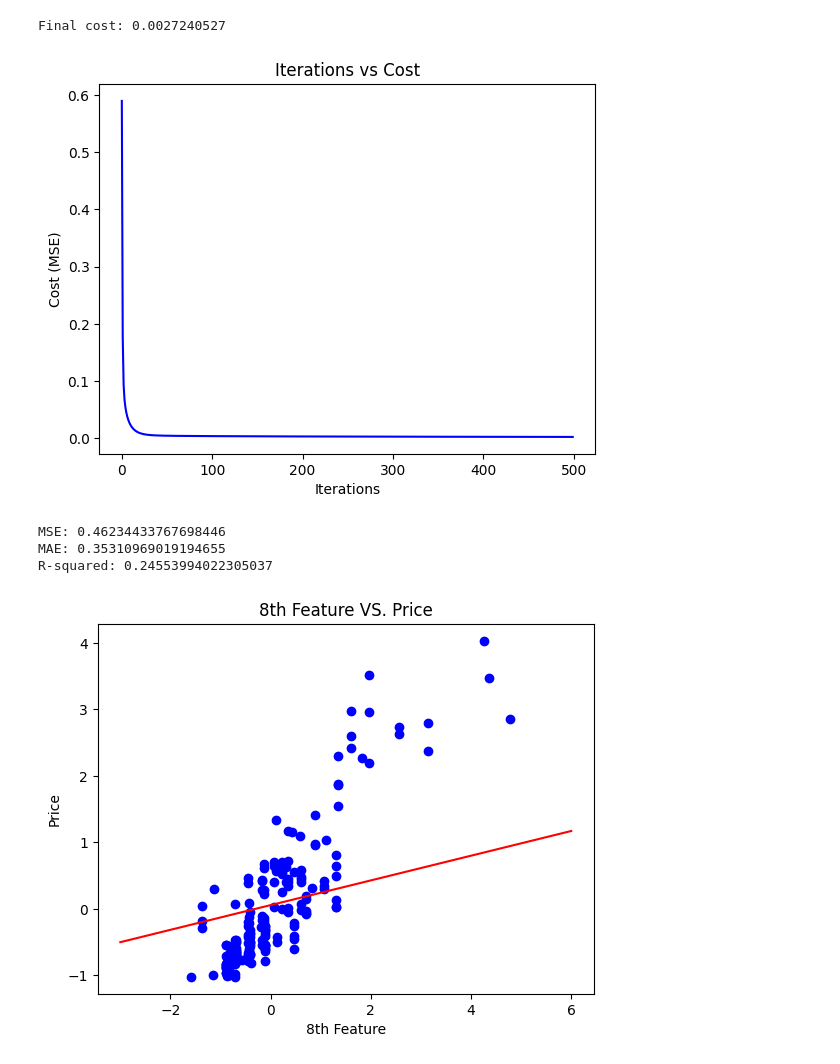
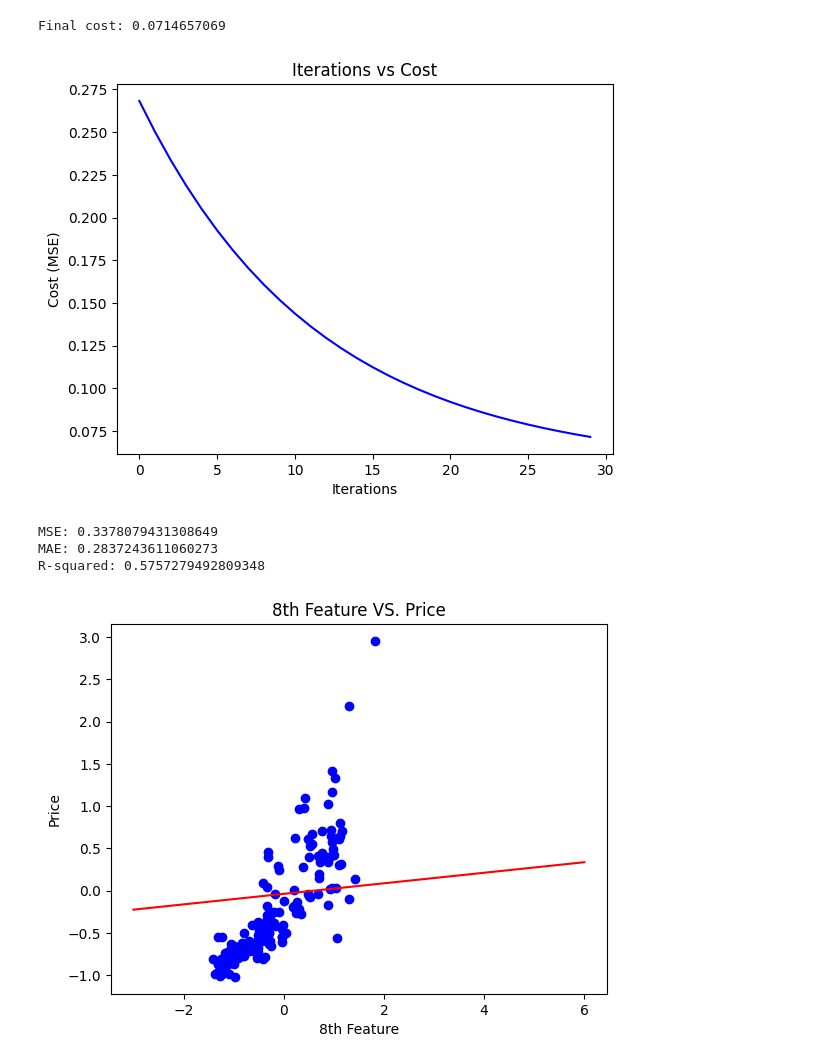
Before and after one commit to dishita25/Dishita_MRM, a Jupyter notebook: LinearRegression.ipynb, the cells around one changed output. Saved outputs shown, nothing was run; the diff lists cells and outputs as text; code cells hidden in the pictures.

```diff
--- a/LinearRegression.ipynb
+++ b/LinearRegression.ipynb
@@ -9,14 +8,20 @@ y = y.values.reshape(-1, 1)
 # %%
 #Preprocessing
-X.drop(['car_ID','price'], axis=1, inplace=True)
+X.drop(['car_ID','CarName'], axis=1, inplace=True)
 X["doornumber"] = X["doornumber"].replace("four",4).replace("two",2)
 X["cylindernumber"] = X["cylindernumber"].replace({"four": 4, "five": 5, "six": 6, "three": 3, "twelve": 12, "two": 2, "eight": 8})
+X['fueltype'] = X['fueltype'].replace({'gas': 0, 'diesel': 1})
+X['aspiration'] = X['aspiration'].replace({'std': 0, 'turbo': 1})
+X['carbody'] = X['carbody'].replace({'convertible': 0, 'hardtop': 1, 'hatchback': 2, 'sedan': 3, 'wagon': 4})
+X['drivewheel'] = X['drivewheel'].replace({'4wd': 0, 'fwd': 1, 'rwd': 2})
+X['enginelocation'] = X['enginelocation'].replace({'front': 0, 'rear': 1})
+X['enginetype'] = X['enginetype'].replace({'dohc': 0, 'dohcv': 1, 'l': 2, 'ohc': 3, 'ohcf': 4, 'ohcv': 5, 'rotor': 6})
+X['fuelsystem'] = X['fuelsystem'].replace({'1bbl': 0, '2bbl': 1, '4bbl': 2, 'idi': 3, 'mfi': 4, 'mpfi': 5, 'spdi': 6, 'spfi': 7})
 
-X = pd.get_dummies(X, columns=['CarName','fueltype','aspiration','carbody','drivewheel','enginelocation','enginetype','fuelsystem'])
 X = X.astype(float)
 # %%
 # Normalizing the features
 X = (X - X.mean(axis=0)) / X.std(axis=0)
-y = (y - y.mean(axis=0)) / y.std(axis=0)
 
-X = np.hstack((X ,np.ones((X.shape[0],1))))
+X = X[(X.abs() <= 3).all(axis=1)]
+X = X.fillna(X.mean())
@@ -23,3 +56,9 @@ X = np.hstack((X ,np.ones((X.shape[0],1))))
+# %%
+y = X['price']
+y = y.values.reshape(-1, 1)
+
+X.drop(['price','symboling','fueltype','enginelocation','enginetype','stroke','peakrpm'], axis=1, inplace=True)
+X = np.hstack((X ,np.ones((X.shape[0],1))))
 # %%
 def gradient_descent(X, y, weights, alpha, iterations):
     m = len(X)
@@ -55,15 +94,15 @@ X_test = X[train_size:]
 y_train = y[0:train_size]
 y_test = y[train_size:]
 # %%
-alpha = 0.05
-iterations = 500
+alpha = 0.007
+iterations = 30
 
 weights, cost_history = linear_regression(X_train, y_train, alpha, iterations)
 
 # print("Optimized theta parameters:", weights)
 print("Final cost:", round(cost_history[-1],10))
 # %% [output]
-Final cost: 0.0027240527
+Final cost: 0.0714657069
 # %%
 # Plotting the iterations vs cost
 plt.plot(range(iterations), cost_history, 'b-')
@@ -72,13 +111,11 @@ plt.ylabel("Cost (MSE)")
 plt.title("Iterations vs Cost")
 plt.show()
 # %% [output]
-[figure, old version]
+[figure, new version]
 # %%
 def accuracy(X_test, y_test, weights):
     y_pred = np.dot(X_test, weights)
-
     rmse = np.sqrt(np.mean((y_test - y_pred) ** 2))
-
     mae = np.mean(np.abs(y_test - y_pred))
 
     ss_total = np.sum((y_test - np.mean(y_test)) ** 2)
@@ -88,23 +125,22 @@ def accuracy(X_test, y_test, weights):
     return rmse, mae, r_squared
 
 mse, mae, r_squared = accuracy(X_test, y_test, weights)
-
 print("MSE:", mse)
 print("MAE:", mae)
 print("R-squared:", r_squared)
 # %% [output]
-MSE: 0.46234433767698446
-MAE: 0.35310969019194655
-R-squared: 0.24553994022305037
+MSE: 0.3378079431308649
+MAE: 0.2837243611060273
+R-squared: 0.5757279492809348
 # %%
 # Plotting feature vs. price graph for 8th feature
 x_axis = np.arange(-3,7)
 y_axis = weights[8] * x_axis + weights[-1]
-plt.scatter(X[:,8],y, c='blue')
+plt.scatter(X[:,8],y, c='b')
 plt.plot(x_axis,y_axis, color = "red")
 plt.xlabel("8th Feature")
 plt.ylabel("Price")
 plt.title("8th Feature VS. Price")
 plt.show()
 # %% [output]
-[figure, old version]
+[figure, new version]
```
Also changed, not shown: parts of 4 cells of this notebook.
